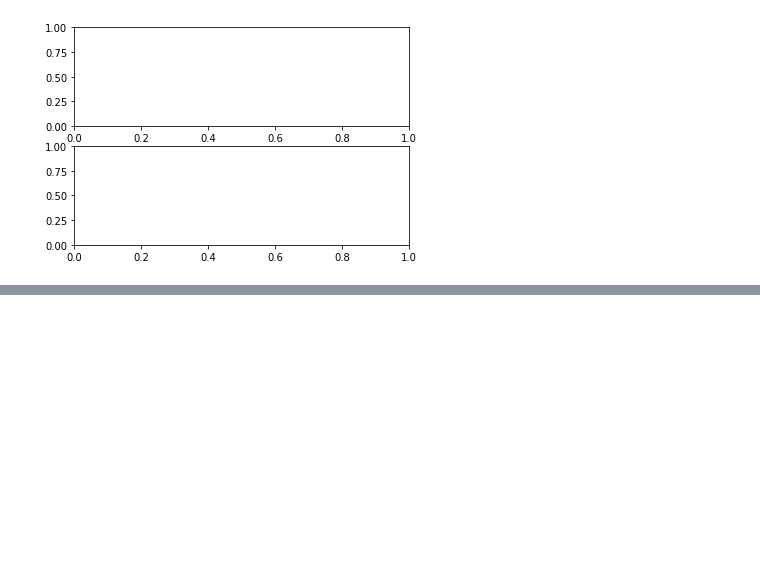
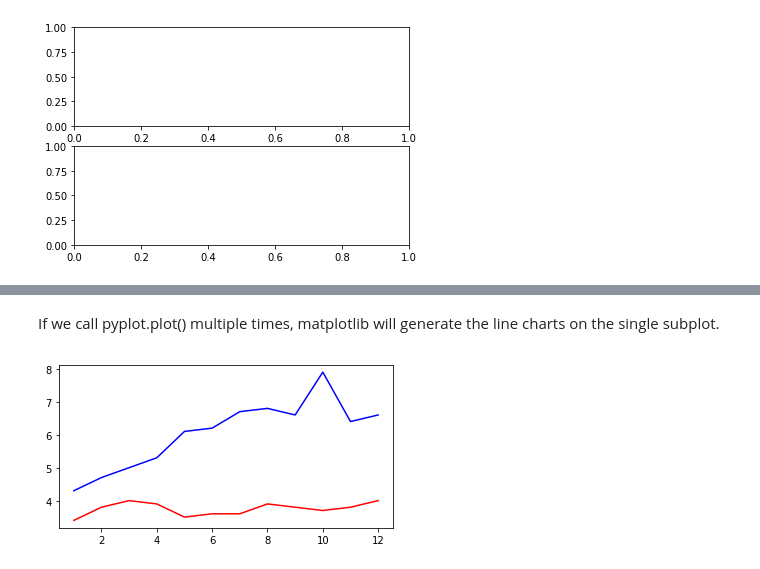
Before and after one commit to ruanhao/basset, a Jupyter notebook: python3/pandas/data_visulization.ipynb, the cells around one changed output, grey strips where cells are left out. Cells and saved outputs as stored; diff of their text form; code cells hidden in the pictures; blank space fills up the shorter version.

Commit message:
update pandas

```diff
--- a/python3/pandas/data_visulization.ipynb
+++ b/python3/pandas/data_visulization.ipynb
@@ -45,0 +69,14 @@ plt.show()
+# %% [markdown]
+If we call pyplot.plot() multiple times, matplotlib will generate the line charts on the single subplot.
+# %%
+unrate['MONTH'] = unrate['DATE'].dt.month
+# Calling pandas.Series.dt.month returns a Series containing the integer values for each month
+# (e.g. 1 for January, 2 for February, etc.).
+# Under the hood, pandas applies the datetime.date function over each datetime value in the DATE column,
+#which returns the integer month value.
+fig = plt.figure(figsize=(6,3))
+plt.plot(unrate[0:12]['MONTH'], unrate[0:12]['VALUE'], c='red')
+plt.plot(unrate[12:24]['MONTH'], unrate[12:24]['VALUE'], c='blue')
+plt.show()
+# %% [output]
+[figure, added]
```
Also changed, not shown: parts of 3 cells of this notebook.
